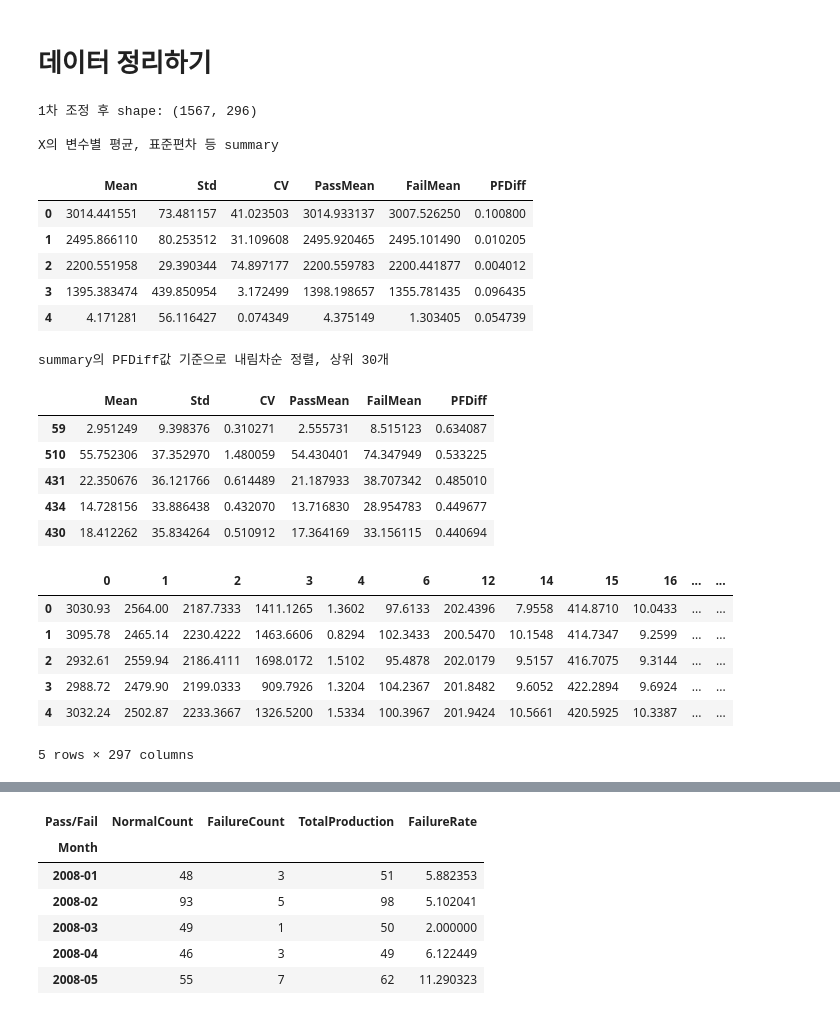
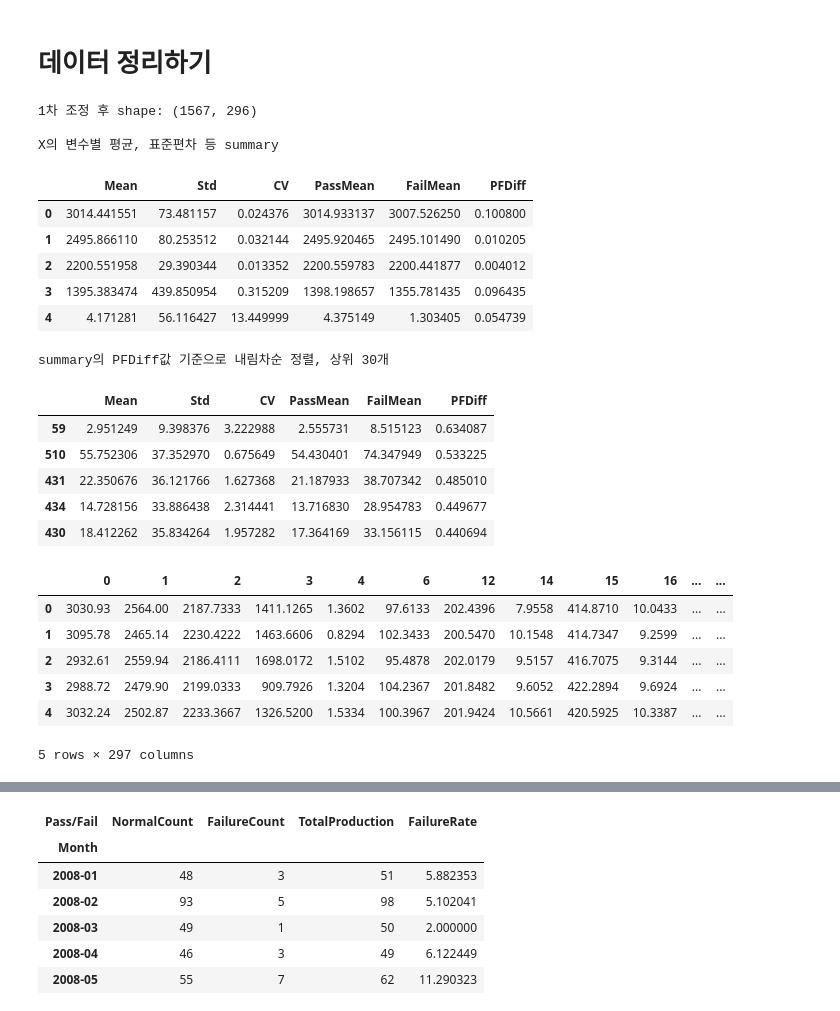
Before and after one commit to steamedeg/-, a Jupyter notebook: Untitled4.ipynb, the cells around one changed output, grey strips where cells are left out. Drawn from its saved outputs; the diff is of its cells as text; code cells hidden in the pictures.

```diff
--- a/Untitled4.ipynb
+++ b/Untitled4.ipynb
@@ -40,7 +40,7 @@ y = X['Pass/Fail']
 y = y.replace(-1, 0)
 X = X.drop(columns=['Time','Pass/Fail'])
 
-# 여기부터
+# 여기부터 pooled std 계산
 pass_data = X[y == 0]
 fail_data = X[y == 1]
 
@@ -62,50 +62,47 @@ pooled_std = np.sqrt(
 )
 # 여기까지는 pooled std구하기 위해서 추가한 부분
 
-
-
-
 variances = X.var()
 X = X.loc[:, variances > 0.01]
 print("1차 조정 후 shape:",X.shape)
 
 # 새로운 X_summary DataFrame 생성 준비
 X_summary = pd.DataFrame(index=X.columns)
 
 X_summary['Mean'] = X.mean()
 X_summary['Std'] = pooled_std
-X_summary['CV'] = X.mean()/X.std()
+X_summary['CV'] = X.std()/X.mean()
 X_summary['PassMean'] = X[y==0].mean()
 X_summary['FailMean'] = X[y==1].mean()
 X_summary['PFDiff'] = abs(X[y==1].mean()-X[y==0].mean()) / X_summary['Std']
 
 print("\nX의 변수별 평균, 표준편차 등 summary")
 display(X_summary.head())
 
 X_top30_summary = X_summary.sort_values('PFDiff', ascending=False).head(30).copy()
 print("summary의 PFDiff값 기준으로 내림차순 정렬, 상위 30개")
 display(X_top30_summary.head())
 
 X['Month']=data['Month']
 
 X.head()
 # %% [output]
 1차 조정 후 shape: (1567, 296)
 
 X의 변수별 평균, 표준편차 등 summary
 |  | Mean | Std | CV | PassMean | FailMean | PFDiff |
-| 0 | 3014.441551 | 73.481157 | 41.023503 | 3014.933137 | 3007.526250 | 0.100800 |
-| 1 | 2495.866110 | 80.253512 | 31.109608 | 2495.920465 | 2495.101490 | 0.010205 |
-| 2 | 2200.551958 | 29.390344 | 74.897177 | 2200.559783 | 2200.441877 | 0.004012 |
-| 3 | 1395.383474 | 439.850954 | 3.172499 | 1398.198657 | 1355.781435 | 0.096435 |
-| 4 | 4.171281 | 56.116427 | 0.074349 | 4.375149 | 1.303405 | 0.054739 |
+| 0 | 3014.441551 | 73.481157 | 0.024376 | 3014.933137 | 3007.526250 | 0.100800 |
+| 1 | 2495.866110 | 80.253512 | 0.032144 | 2495.920465 | 2495.101490 | 0.010205 |
+| 2 | 2200.551958 | 29.390344 | 0.013352 | 2200.559783 | 2200.441877 | 0.004012 |
+| 3 | 1395.383474 | 439.850954 | 0.315209 | 1398.198657 | 1355.781435 | 0.096435 |
+| 4 | 4.171281 | 56.116427 | 13.449999 | 4.375149 | 1.303405 | 0.054739 |
 summary의 PFDiff값 기준으로 내림차순 정렬, 상위 30개
 |  | Mean | Std | CV | PassMean | FailMean | PFDiff |
-| 59 | 2.951249 | 9.398376 | 0.310271 | 2.555731 | 8.515123 | 0.634087 |
-| 510 | 55.752306 | 37.352970 | 1.480059 | 54.430401 | 74.347949 | 0.533225 |
-| 431 | 22.350676 | 36.121766 | 0.614489 | 21.187933 | 38.707342 | 0.485010 |
-| 434 | 14.728156 | 33.886438 | 0.432070 | 13.716830 | 28.954783 | 0.449677 |
-| 430 | 18.412262 | 35.834264 | 0.510912 | 17.364169 | 33.156115 | 0.440694 |
+| 59 | 2.951249 | 9.398376 | 3.222988 | 2.555731 | 8.515123 | 0.634087 |
+| 510 | 55.752306 | 37.352970 | 0.675649 | 54.430401 | 74.347949 | 0.533225 |
+| 431 | 22.350676 | 36.121766 | 1.627368 | 21.187933 | 38.707342 | 0.485010 |
+| 434 | 14.728156 | 33.886438 | 2.314441 | 13.716830 | 28.954783 | 0.449677 |
+| 430 | 18.412262 | 35.834264 | 1.957282 | 17.364169 | 33.156115 | 0.440694 |
 |  | 0 | 1 | 2 | 3 | 4 | 6 | 12 | 14 | 15 | 16 | ... | ... |
 | 0 | 3030.93 | 2564.00 | 2187.7333 | 1411.1265 | 1.3602 | 97.6133 | 202.4396 | 7.9558 | 414.8710 | 10.0433 | ... | ... |
 | 1 | 3095.78 | 2465.14 | 2230.4222 | 1463.6606 | 0.8294 | 102.3433 | 200.5470 | 10.1548 | 414.7347 | 9.2599 | ... | ... |
```
Also changed, not shown: parts of 2 cells of this notebook, 2 other files.
